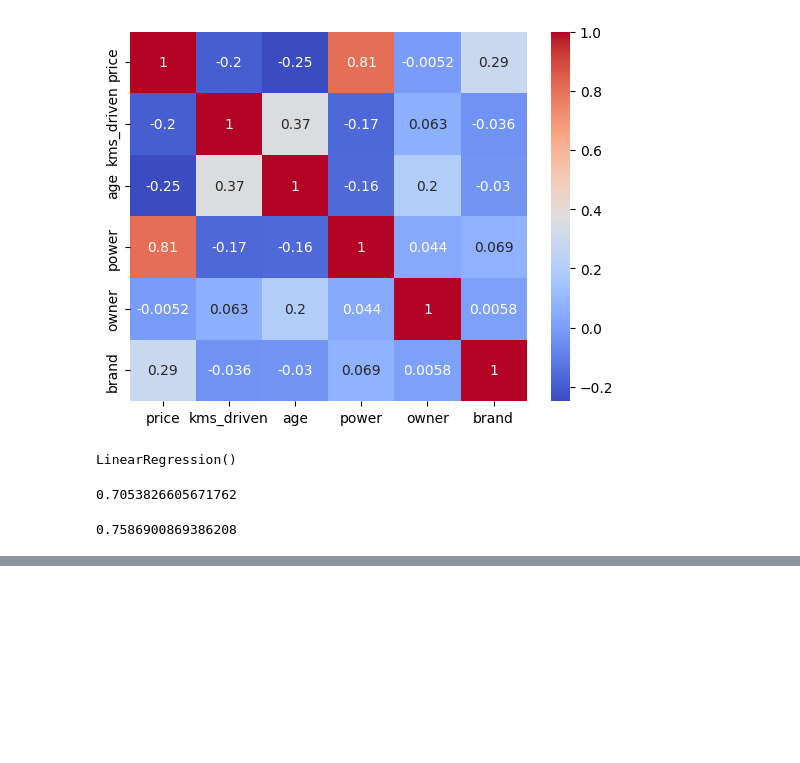
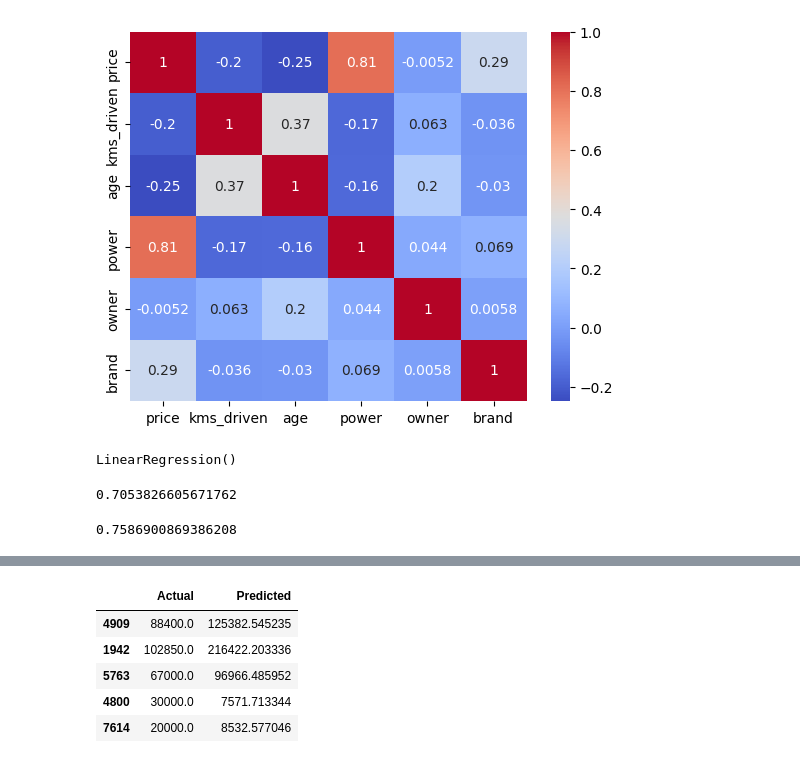
Before and after one commit to Akshatjangid/Python-Training, a Jupyter notebook: Machine_Learning/main.ipynb, the cells around one changed output, grey strips where cells are left out. Cells and saved outputs as stored; diff of their text form; code cells hidden in the pictures; blank space fills up the shorter version.

```diff
--- a/Machine_Learning/main.ipynb
+++ b/Machine_Learning/main.ipynb
@@ -272,0 +285,11 @@ lr.score(x_test,y_test)    # score the model with testing data
+# %%
+## making a dataframe
+df1=pd.DataFrame({"Actual":y_test,"Predicted":y_pred})  # create a dataframe with actual and predicted values
+df1.head(5)  # show the first 20 rows of the dataframe
+# %% [output]
+|  | Actual | Predicted |
+| 4909 | 88400.0 | 125382.545235 |
+| 1942 | 102850.0 | 216422.203336 |
+| 5763 | 67000.0 | 96966.485952 |
+| 4800 | 30000.0 | 7571.713344 |
+| 7614 | 20000.0 | 8532.577046 |
```
Also changed, not shown: parts of 4 cells of this notebook, 3 other files.
